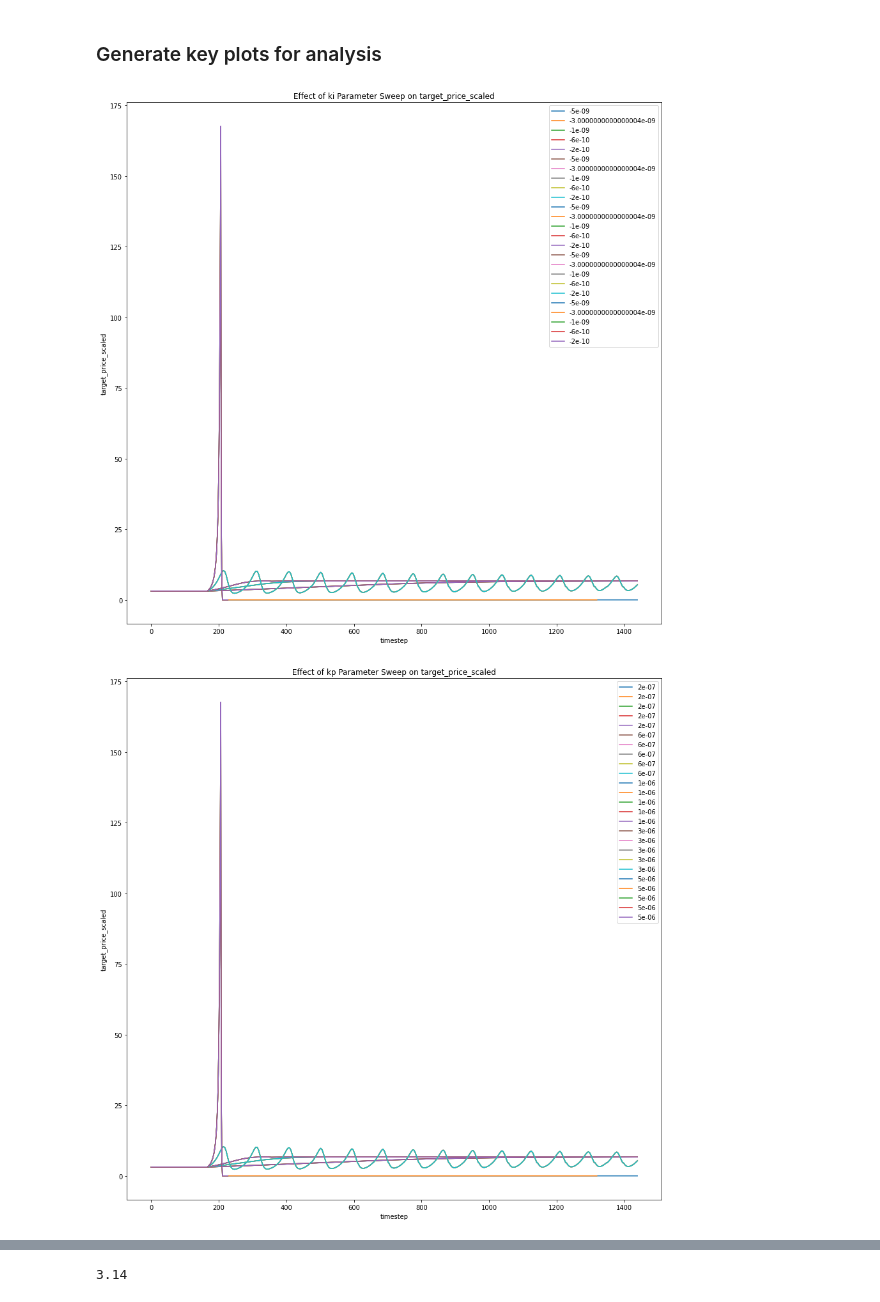
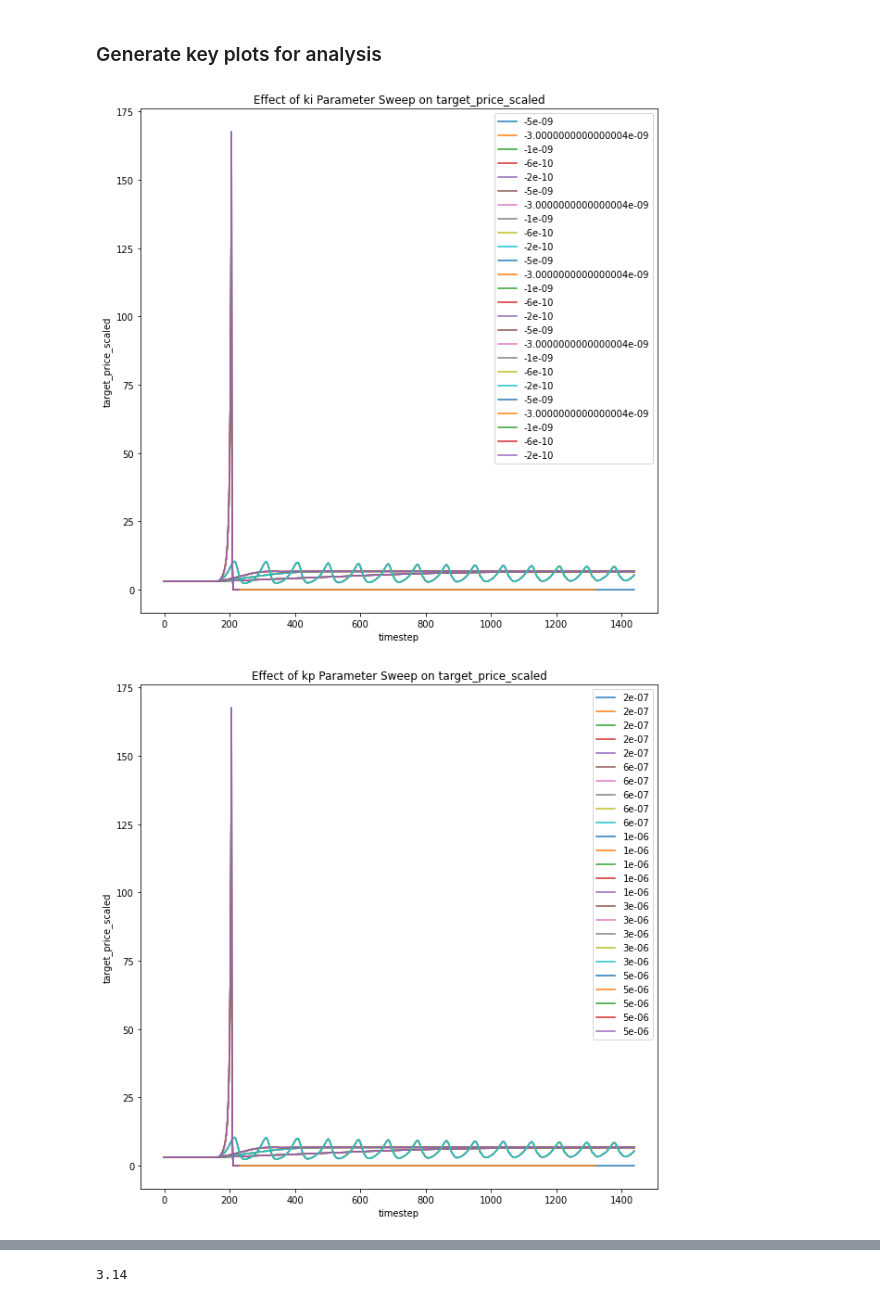
Before and after one commit to BlockScience/reflexer, a Jupyter notebook: notebooks/analysis/Shock_Test.ipynb, the cells around one changed output, grey strips where cells are left out. Saved outputs shown, nothing was run; the diff lists cells and outputs as text; code cells hidden in the pictures.

```diff
--- a/notebooks/analysis/Shock_Test.ipynb
+++ b/notebooks/analysis/Shock_Test.ipynb
@@ -257,10 +257,10 @@ def param_plot(dfs,x,y,params,swept,saveFig=False,dims=(10,6)):
 # %%
 means,medians,stds = param_sweep_aggregation(df,'timestep')
 # %%
-param_plot(medians,'timestep','target_price_scaled',params['ki'],'ki',dims=(15,15))
+param_plot(medians,'timestep','target_price_scaled',params['ki'],'ki',dims=(10,10))
 # %% [output]
-[figure, old version]
+[figure, new version]
 # %%
-param_plot(medians,'timestep','target_price_scaled',params['kp'],'kp',dims=(15,15))
+param_plot(medians,'timestep','target_price_scaled',params['kp'],'kp',dims=(10,10))
 # %% [output]
-[figure, old version]
+[figure, new version]
```
Also changed, not shown: parts of 27 cells of this notebook, 13 other files.
